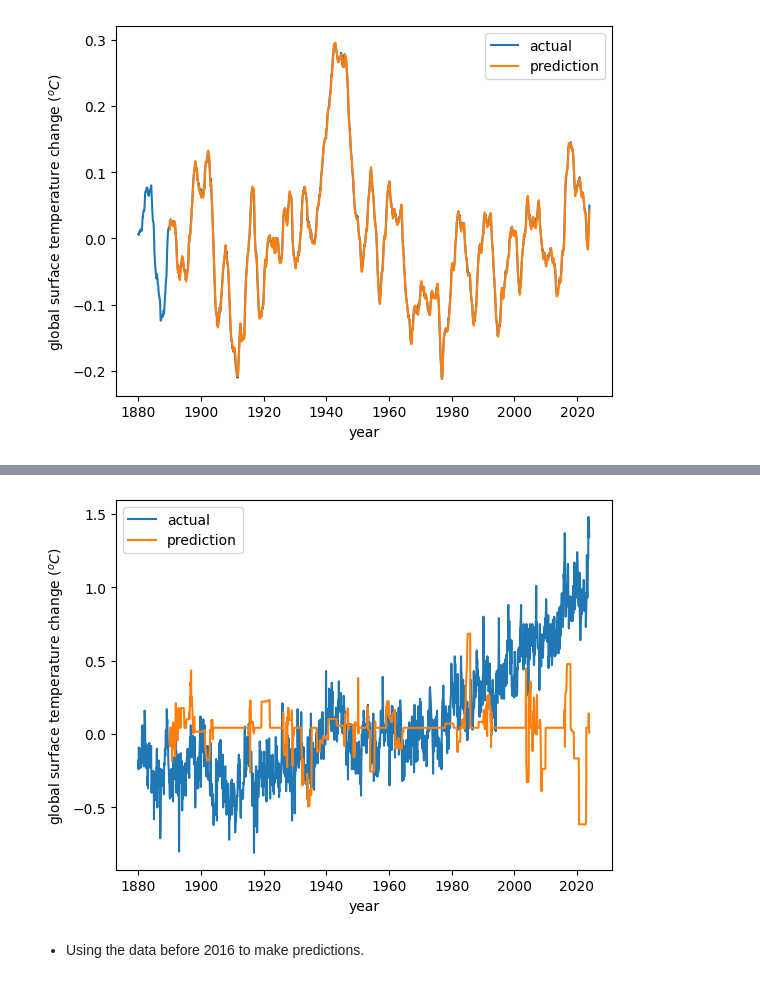
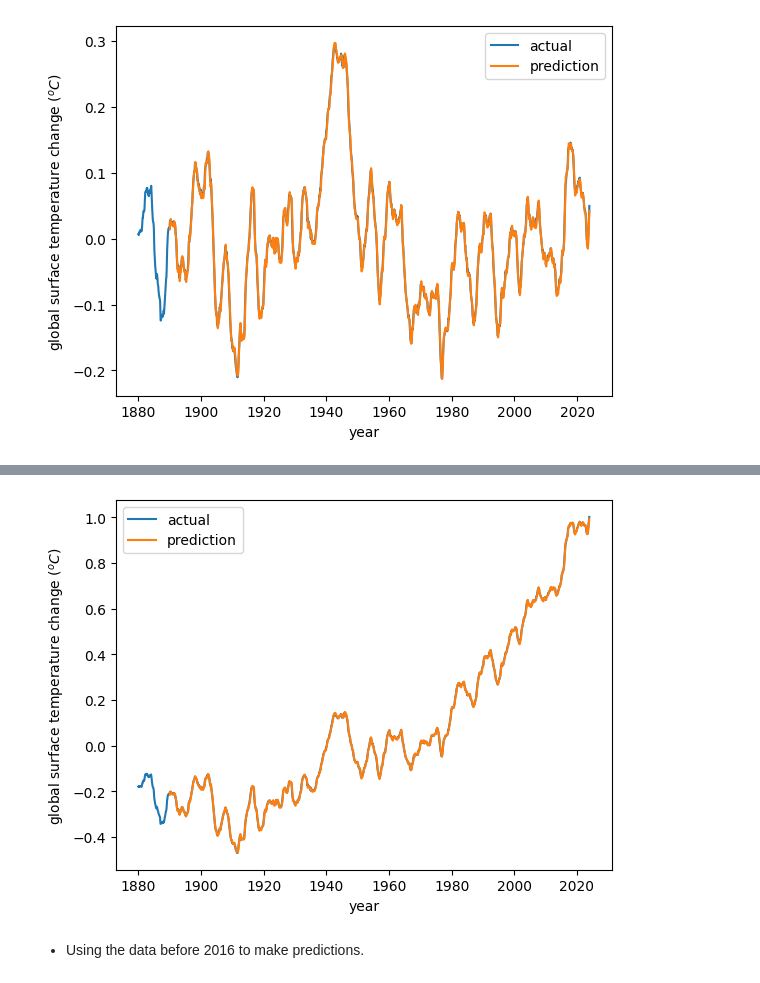
Before and after one commit to HJJJJX/GEO_Practice, a Jupyter notebook: 12-Recurrent.ipynb, the cells around one changed output, grey strips where cells are left out. Cells and saved outputs as stored; diff of their text form; code cells hidden in the pictures.

```diff
--- a/12-Recurrent.ipynb
+++ b/12-Recurrent.ipynb
@@ -652,0 +653,9 @@ plot_loss(fit, epochs)
+# %%
+# select overlapping 10-year windows
+x = []
+for n in range(time, length):
+    x.append(temp_scaled_t2[n-time:n, :])
+x = np.array(x)
+
+# make a prediction and unscale it
+yp = scaler.inverse_transform(fmodel.predict(x))
@@ -726,14 +764,3 @@ plt.ylabel('global surface temperature change ($^{o}C$)')
 plt.show()
 # %% [output]
 [figure]
-# %%
-temp_scaled_t21 = temp_scaled_t2 + trend
-
-# select overlapping 10-year windows
-x = []
-for n in range(time, length):
-    x.append(temp_scaled_t21[n-time:n, :])
-x = np.array(x)
-
-# make a prediction and unscale it
-yp = scaler.inverse_transform(lmodel.predict(x))
@@ -742,14 +767,18 @@ yp = scaler.inverse_transform(lmodel.predict(x))
+# %%
+trend_last = trend[-1608:]
+last = trend_last.reshape(-1,1)
+yp_o = yp + last
+
+smooth = temp_smooth_t2 + trend
 # %%
-
-
-plt.plot(xaxis, temp_smooth, label='actual')
-plt.plot(np.arange(1890, 2024, 1/12), yp, label='prediction')
+plt.plot(xaxis, smooth, label='actual')
+plt.plot(np.arange(1890, 2024, 1/12), yp_o, label='prediction')
 plt.legend()
 plt.xlabel('year')
 plt.ylabel('global surface temperature change ($^{o}C$)')
 plt.show()
 # %% [output]
-[figure, old version]
+[figure, new version]
 # %% [markdown]
 
 
```
Also changed, not shown: parts of 28 cells of this notebook.
